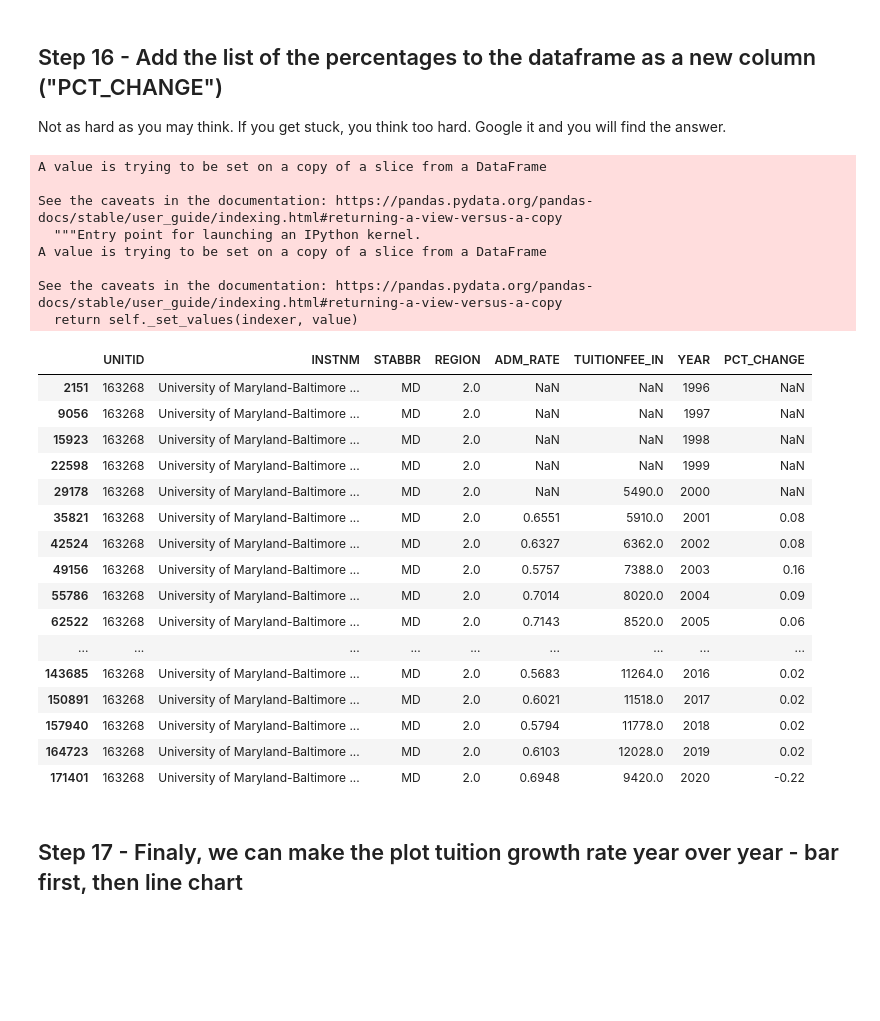
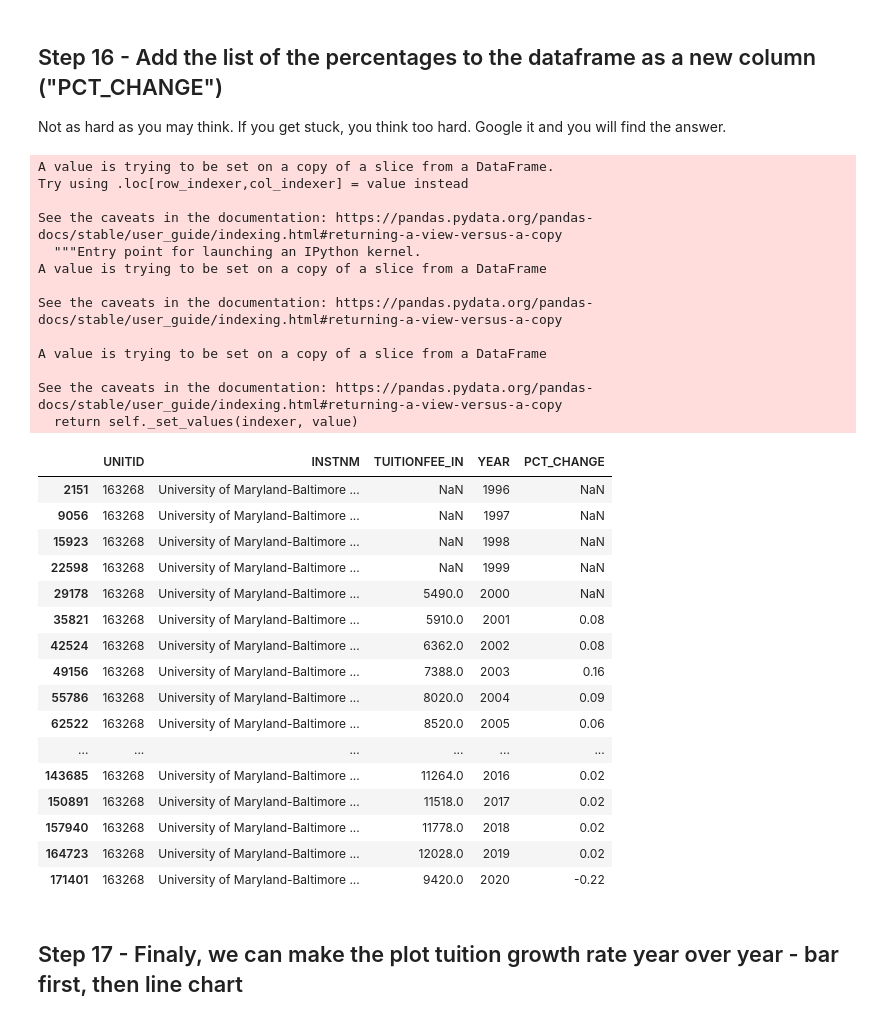
Before and after one commit to davidsadovy/data690_fall2022, a Jupyter notebook: assignment_06/assignment_06.ipynb, the cells around one changed output. Drawn from its saved outputs; the diff is of its cells as text; code cells hidden in the pictures; blank space fills up the shorter version.

```diff
--- a/assignment_06/assignment_06.ipynb
+++ b/assignment_06/assignment_06.ipynb
@@ -167,11 +153,13 @@ Note: this exercise incorporates many techques we learned before:
 This exercise may appear challenging but it worths the effort. You will learn a lot and love it. I promise.
 # %%
 # build Data Frame using first yearly list as template
+# deviating from instructions by only including the 3 required columns
+# ("STABBR", "REGION", "ADM_RATE" are not needed)
 # print statement provides visual evidence of progress
 print("processing file", yearly_list[0])
 
 # specify path to file and required columns to build Data Frame
-df_all = pd.read_csv("/content/" + yearly_list[0], usecols=["UNITID", "INSTNM", "STABBR", "REGION", "ADM_RATE", "TUITIONFEE_IN"])
+df_all = pd.read_csv("/content/" + yearly_list[0], usecols=["UNITID", "INSTNM", "TUITIONFEE_IN"])
 
 # add additional column to Data Frame for year, pull year from file name, change str to int, and add to Data Frame
 df_all["YEAR"] = int(yearly_list[0][6:10])
@@ -186,7 +174,7 @@ for yearly_file in yearly_list[1:]:
     print("processing file", yearly_file)
 
     # specify path to file and required columns to build Data Frame
-    df = pd.read_csv("/content/" + yearly_file, usecols=["UNITID", "INSTNM", "STABBR", "REGION", "ADM_RATE", "TUITIONFEE_IN"])
+    df = pd.read_csv("/content/" + yearly_file, usecols=["UNITID", "INSTNM", "TUITIONFEE_IN"])
 
     # add additional column to Data Frame for year, pull year from file name, change str to int, and add to Data Frame
     df["YEAR"] = int(yearly_file[6:10])
@@ -493,34 +475,40 @@ print(change_list)
 
 Not as hard as you may think. If you get stuck, you think too hard. Google it and you will find the answer.
 # %%
+df_UMBC["PCT_CHANGE"] = np.nan
 df_UMBC.PCT_CHANGE[1:] = change_list
 df_UMBC
 # %% [output]
-A value is trying to be set on a copy of a slice from a DataFrame
+A value is trying to be set on a copy of a slice from a DataFrame.
+Try using .loc[row_indexer,col_indexer] = value instead
 
 See the caveats in the documentation: https://pandas.pydata.org/pandas-docs/stable/user_guide/indexing.html#returning-a-view-versus-a-copy
   """Entry point for launching an IPython kernel.
 A value is trying to be set on a copy of a slice from a DataFrame
 
 See the caveats in the documentation: https://pandas.pydata.org/pandas-docs/stable/user_guide/indexing.html#returning-a-view-versus-a-copy
+
+A value is trying to be set on a copy of a slice from a DataFrame
+
+See the caveats in the documentation: https://pandas.pydata.org/pandas-docs/stable/user_guide/indexing.html#returning-a-view-versus-a-copy
   return self._set_values(indexer, value)
-|  | UNITID | INSTNM | STABBR | REGION | ADM_RATE | TUITIONFEE_IN | YEAR | PCT_CHANGE |
-| 2151 | 163268 | University of Maryland-Baltimore ... | MD | 2.0 | NaN | NaN | 1996 | NaN |
-| 9056 | 163268 | University of Maryland-Baltimore ... | MD | 2.0 | NaN | NaN | 1997 | NaN |
-| 15923 | 163268 | University of Maryland-Baltimore ... | MD | 2.0 | NaN | NaN | 1998 | NaN |
-| 22598 | 163268 | University of Maryland-Baltimore ... | MD | 2.0 | NaN | NaN | 1999 | NaN |
-| 29178 | 163268 | University of Maryland-Baltimore ... | MD | 2.0 | NaN | 5490.0 | 2000 | NaN |
-| 35821 | 163268 | University of Maryland-Baltimore ... | MD | 2.0 | 0.6551 | 5910.0 | 2001 | 0.08 |
-| 42524 | 163268 | University of Maryland-Baltimore ... | MD | 2.0 | 0.6327 | 6362.0 | 2002 | 0.08 |
-| 49156 | 163268 | University of Maryland-Baltimore ... | MD | 2.0 | 0.5757 | 7388.0 | 2003 | 0.16 |
-| 55786 | 163268 | University of Maryland-Baltimore ... | MD | 2.0 | 0.7014 | 8020.0 | 2004 | 0.09 |
-| 62522 | 163268 | University of Maryland-Baltimore ... | MD | 2.0 | 0.7143 | 8520.0 | 2005 | 0.06 |
-| ... | ... | ... | ... | ... | ... | ... | ... | ... |
-| 143685 | 163268 | University of Maryland-Baltimore ... | MD | 2.0 | 0.5683 | 11264.0 | 2016 | 0.02 |
-| 150891 | 163268 | University of Maryland-Baltimore ... | MD | 2.0 | 0.6021 | 11518.0 | 2017 | 0.02 |
-| 157940 | 163268 | University of Maryland-Baltimore ... | MD | 2.0 | 0.5794 | 11778.0 | 2018 | 0.02 |
-| 164723 | 163268 | University of Maryland-Baltimore ... | MD | 2.0 | 0.6103 | 12028.0 | 2019 | 0.02 |
-| 171401 | 163268 | University of Maryland-Baltimore ... | MD | 2.0 | 0.6948 | 9420.0 | 2020 | -0.22 |
+|  | UNITID | INSTNM | TUITIONFEE_IN | YEAR | PCT_CHANGE |
+| 2151 | 163268 | University of Maryland-Baltimore ... | NaN | 1996 | NaN |
+| 9056 | 163268 | University of Maryland-Baltimore ... | NaN | 1997 | NaN |
+| 15923 | 163268 | University of Maryland-Baltimore ... | NaN | 1998 | NaN |
+| 22598 | 163268 | University of Maryland-Baltimore ... | NaN | 1999 | NaN |
+| 29178 | 163268 | University of Maryland-Baltimore ... | 5490.0 | 2000 | NaN |
+| 35821 | 163268 | University of Maryland-Baltimore ... | 5910.0 | 2001 | 0.08 |
+| 42524 | 163268 | University of Maryland-Baltimore ... | 6362.0 | 2002 | 0.08 |
+| 49156 | 163268 | University of Maryland-Baltimore ... | 7388.0 | 2003 | 0.16 |
+| 55786 | 163268 | University of Maryland-Baltimore ... | 8020.0 | 2004 | 0.09 |
+| 62522 | 163268 | University of Maryland-Baltimore ... | 8520.0 | 2005 | 0.06 |
+| ... | ... | ... | ... | ... | ... |
+| 143685 | 163268 | University of Maryland-Baltimore ... | 11264.0 | 2016 | 0.02 |
+| 150891 | 163268 | University of Maryland-Baltimore ... | 11518.0 | 2017 | 0.02 |
+| 157940 | 163268 | University of Maryland-Baltimore ... | 11778.0 | 2018 | 0.02 |
+| 164723 | 163268 | University of Maryland-Baltimore ... | 12028.0 | 2019 | 0.02 |
+| 171401 | 163268 | University of Maryland-Baltimore ... | 9420.0 | 2020 | -0.22 |
 # %% [markdown]
 ## Step 17 - Finaly, we can make the plot tuition growth rate year over year - bar first, then line chart
 # %%
```
Also changed, not shown: parts of 40 cells of this notebook.
